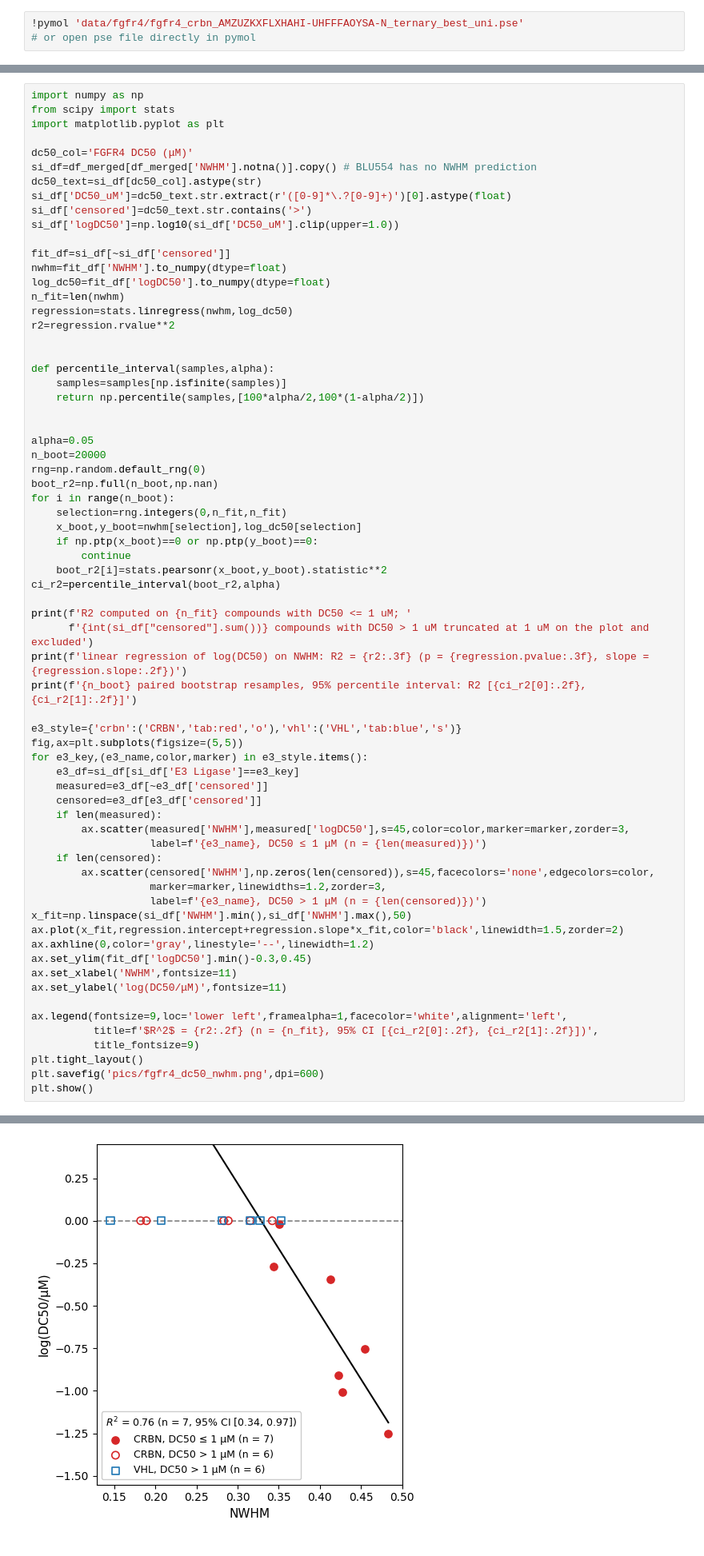
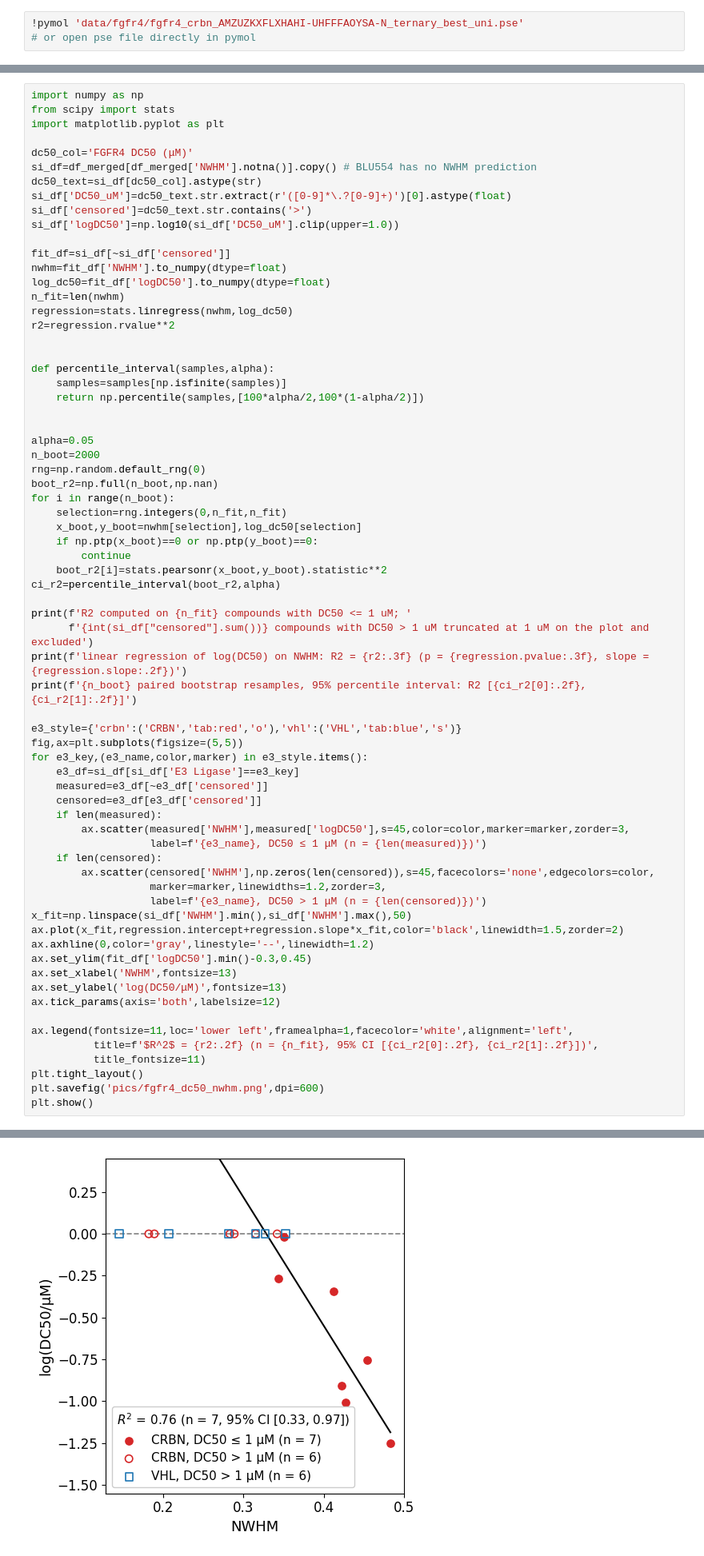
Before and after one commit to alchemistcai/PotentialLinker, a Jupyter notebook: FGFR4.ipynb, the cells around one changed output, grey strips where cells are left out. Shown at 80% size. Cells and saved outputs as stored; diff of their text form.

Commit message:
enlarge plot fontsize

```diff
--- a/FGFR4.ipynb
+++ b/FGFR4.ipynb
@@ -295,7 +295,7 @@ def percentile_interval(samples,alpha):
 
 
 alpha=0.05
-n_boot=20000
+n_boot=2000
 rng=np.random.default_rng(0)
 boot_r2=np.full(n_boot,np.nan)
 for i in range(n_boot):
@@ -328,12 +328,13 @@ x_fit=np.linspace(si_df['NWHM'].min(),si_df['NWHM'].max(),50)
 ax.plot(x_fit,regression.intercept+regression.slope*x_fit,color='black',linewidth=1.5,zorder=2)
 ax.axhline(0,color='gray',linestyle='--',linewidth=1.2)
 ax.set_ylim(fit_df['logDC50'].min()-0.3,0.45)
-ax.set_xlabel('NWHM',fontsize=11)
-ax.set_ylabel('log(DC50/μM)',fontsize=11)
+ax.set_xlabel('NWHM',fontsize=13)
+ax.set_ylabel('log(DC50/μM)',fontsize=13)
+ax.tick_params(axis='both',labelsize=12)
 
-ax.legend(fontsize=9,loc='lower left',framealpha=1,facecolor='white',alignment='left',
+ax.legend(fontsize=11,loc='lower left',framealpha=1,facecolor='white',alignment='left',
           title=f'$R^2$ = {r2:.2f} (n = {n_fit}, 95% CI [{ci_r2[0]:.2f}, {ci_r2[1]:.2f}])',
-          title_fontsize=9)
+          title_fontsize=11)
 plt.tight_layout()
 plt.savefig('pics/fgfr4_dc50_nwhm.png',dpi=600)
 plt.show()
@@ -344,4 +345,4 @@ linear regression of log(DC50) on NWHM: R2 = 0.764 (p = 0.010, slope = -7.67)
-[figure, old version]
+[figure, new version]
 # %%
 from util import smi2inchikey, cif_boltz2uniprot, generate_pymol_pse
 
```
Also changed, not shown: parts of 3 cells of this notebook, 18 other files.
